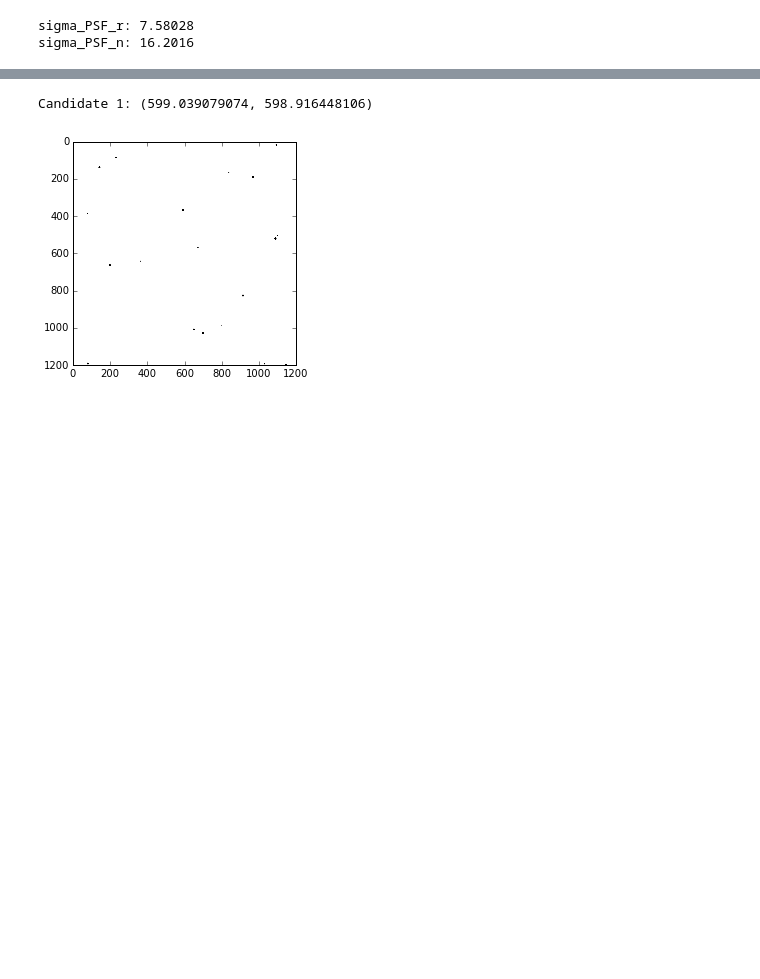
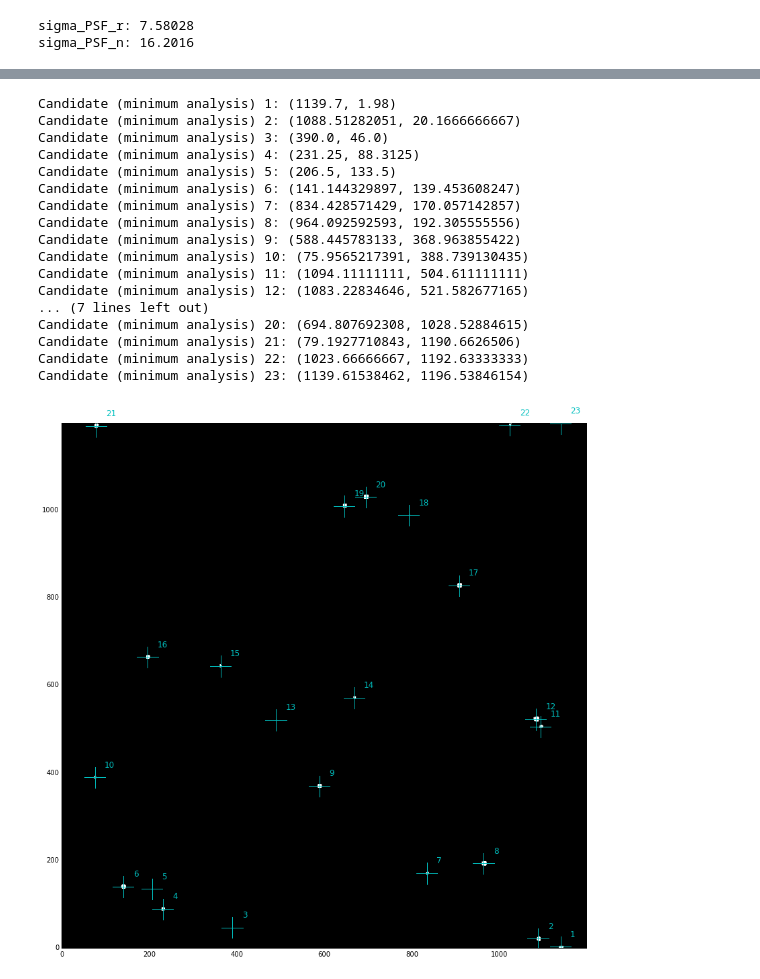
Before and after one commit to sercharpak/MonitoriaInvestigacion201610, a Jupyter notebook: Exploring_Coadd_image.ipynb, the cells around one changed output, grey strips where cells are left out. Saved outputs shown, nothing was run; the diff lists cells and outputs as text; code cells hidden in the pictures; blank space fills up the shorter version.

```diff
--- a/Exploring_Coadd_image.ipynb
+++ b/Exploring_Coadd_image.ipynb
@@ -125,7 +123,7 @@ We will work with this one
 # %%
 # Auxiliary functions to calculate PSFs
 def gaussian(x, mu, sigma):
-    return exp( -(((x-mu)/(sigma))**2)/2.0 )
+    return np.exp( -(((x-mu)/(sigma))**2.0)/2.0 )
 
 def get_convolution_matrix(kernel_radius, sigma):
     # compute the kernel elements
@@ -333,5 +378,21 @@ plt.imshow(S, cmap="Greys_r")
 # %%
-print_candidates(S, 50)
+print_candidates_min(S, 50)
 # %% [output]
-Candidate 1: (599.039079074, 598.916448106)
+Candidate (minimum analysis) 1: (1139.7, 1.98)
+Candidate (minimum analysis) 2: (1088.51282051, 20.1666666667)
+Candidate (minimum analysis) 3: (390.0, 46.0)
+Candidate (minimum analysis) 4: (231.25, 88.3125)
+Candidate (minimum analysis) 5: (206.5, 133.5)
+Candidate (minimum analysis) 6: (141.144329897, 139.453608247)
+Candidate (minimum analysis) 7: (834.428571429, 170.057142857)
+Candidate (minimum analysis) 8: (964.092592593, 192.305555556)
+Candidate (minimum analysis) 9: (588.445783133, 368.963855422)
+Candidate (minimum analysis) 10: (75.9565217391, 388.739130435)
+Candidate (minimum analysis) 11: (1094.11111111, 504.611111111)
+Candidate (minimum analysis) 12: (1083.22834646, 521.582677165)
+... (7 lines left out)
+Candidate (minimum analysis) 20: (694.807692308, 1028.52884615)
+Candidate (minimum analysis) 21: (79.1927710843, 1190.6626506)
+Candidate (minimum analysis) 22: (1023.66666667, 1192.63333333)
+Candidate (minimum analysis) 23: (1139.61538462, 1196.53846154)
-[figure, old version]
+[figure, new version]
```
Also changed, not shown: parts of 22 cells of this notebook.
